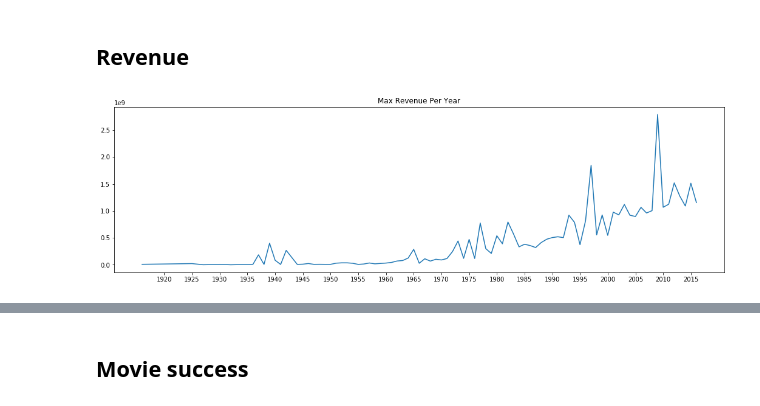
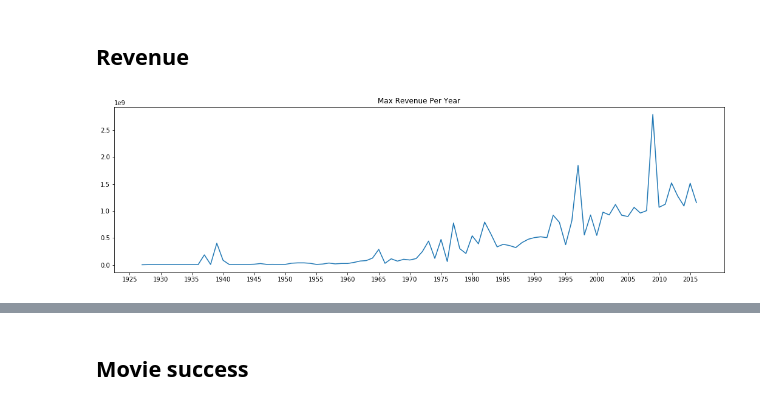
Before and after one commit to leyaof/movie-analysis, a Jupyter notebook: movie-analysis.ipynb, the cells around one changed output, grey strips where cells are left out. Drawn from its saved outputs; the diff is of its cells as text; code cells hidden in the pictures.

```diff
--- a/movie-analysis.ipynb
+++ b/movie-analysis.ipynb
@@ -206,6 +206,8 @@ plt.show()
 [figure]
 # %%
 import seaborn as sns
+# %%
+data2 = data[(data['budget']>1e6 ) & (data['revenue']>1e4)][['title', 'budget', 'revenue','ROI', 'runtime','year']]
 # %% [markdown]
 ## Runtime
 # %%
@@ -243,14 +243,14 @@ figure.tight_layout()
 # %% [markdown]
 ## Revenue
 # %%
-revenue_data = (data[data['revenue'].notnull()][['revenue', 'year']]
+revenue_data = (data2[data2['revenue'].notnull()][['revenue', 'year']]
                 .groupby('year')['revenue']
                 .max()
                )
 plt.figure(figsize=(18, 5))
 plt.xticks(np.arange(1920, 2018, 5))
 plt.plot(revenue_data)
 plt.title('Max Revenue Per Year')
 plt.show()
 # %% [output]
-[figure, old version]
+[figure, new version]
```
Also changed, not shown: parts of 10 cells of this notebook.
